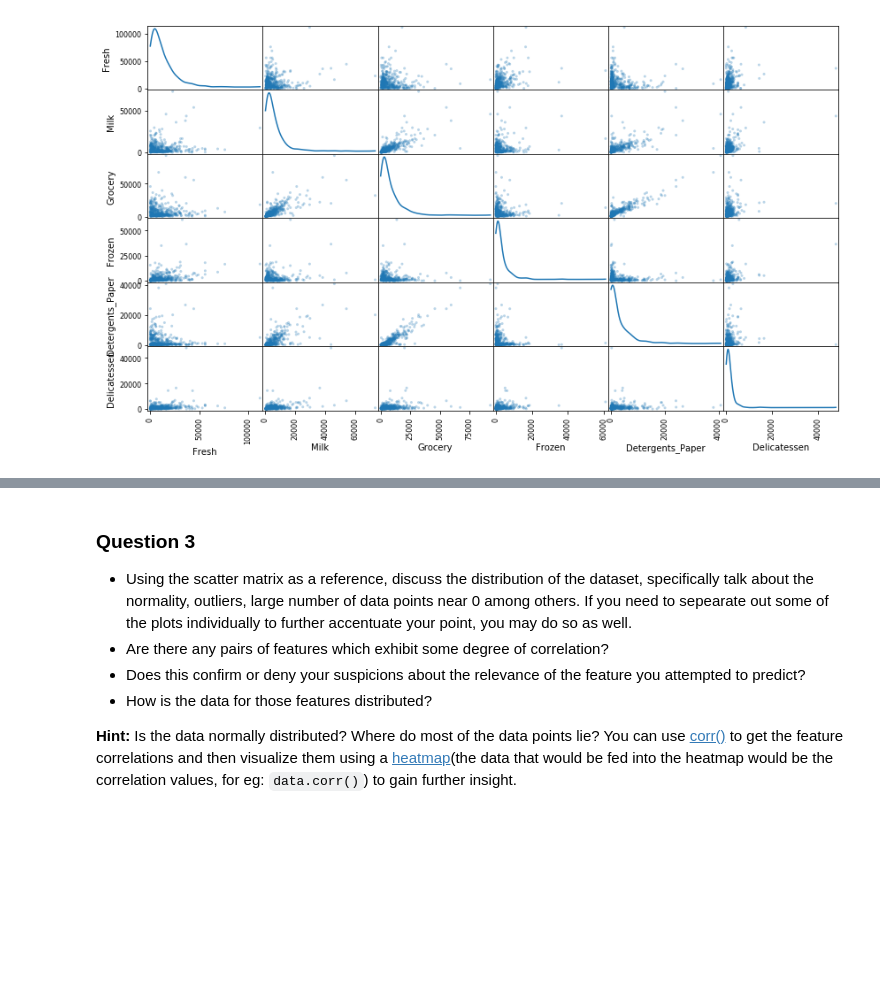
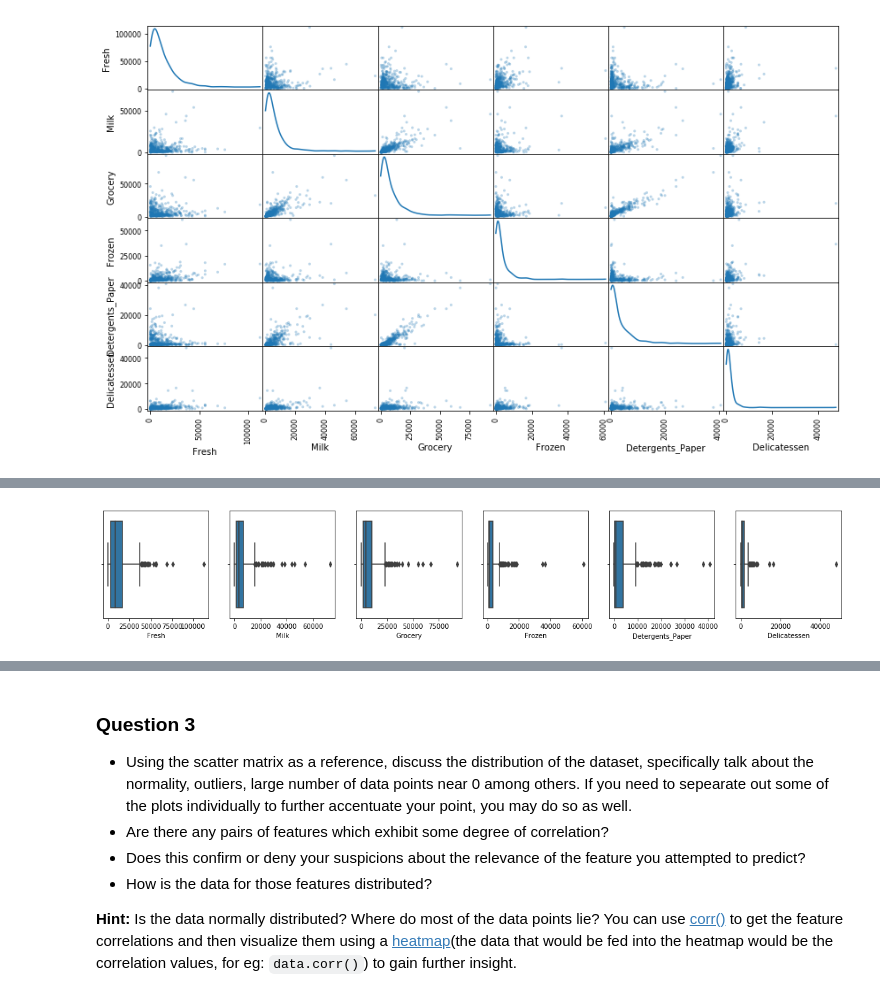
Before and after one commit to samiriff/MLND-customer-segments, a Jupyter notebook: customer_segments.ipynb, the cells around one changed output, grey strips where cells are left out. Cells and saved outputs as stored; diff of their text form; code cells hidden in the pictures; blank space fills up the shorter version.

```diff
--- a/customer_segments.ipynb
+++ b/customer_segments.ipynb
@@ -248,0 +276,6 @@ pd.plotting.scatter_matrix(data, alpha = 0.3, figsize = (14,8), diagonal = 'kde'
+# %%
+fig, ax = plt.subplots(1, 6, figsize=(20, 3))
+for i, column in enumerate(data.columns):
+    sns.boxplot(x=column, data=data, ax=ax[i])
+# %% [output]
+[figure, added]
```
Also changed, not shown: parts of 7 cells of this notebook.
